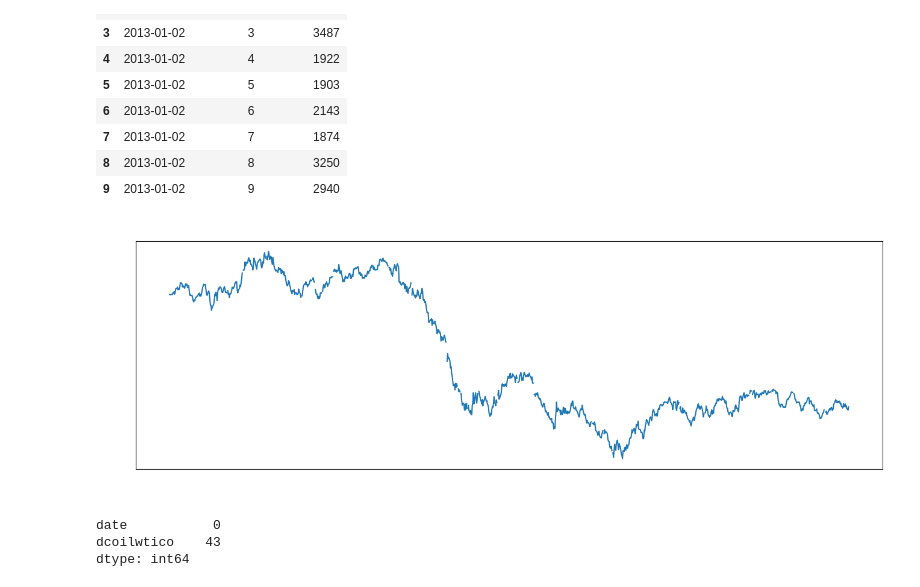
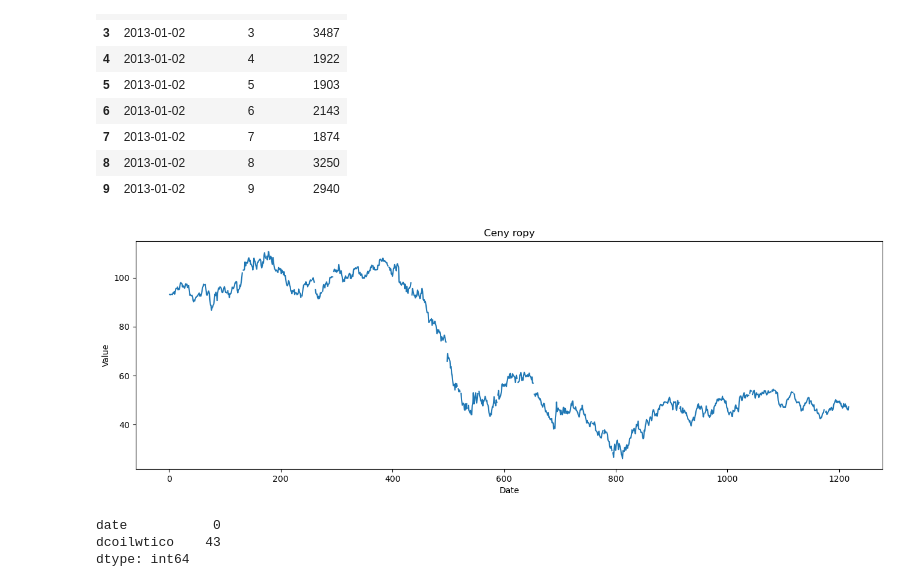
Before and after one commit to ndzadz/WTUM_12_2022, a Jupyter notebook: DataQualityCheck.ipynb, the cells around one changed output. Cells and saved outputs as stored; diff of their text form; code cells hidden in the pictures.

```diff
--- a/DataQualityCheck.ipynb
+++ b/DataQualityCheck.ipynb
@@ -139,9 +139,9 @@ def plot_df(df, x, y, title="", xlabel='Date', ylabel='Value', dpi=100, axiscolo
     plt.tick_params(colors=axiscolor, which='both')
     plt.show()
 # %%
-plot_df(oil,x=oil.index, y=oil.dcoilwtico, title='Ceny ropy', axiscolor='white')
+plot_df(oil,x=oil.index, y=oil.dcoilwtico, title='Ceny ropy', axiscolor='black')
 # %% [output]
-[figure, old version]
+[figure, new version]
 # %%
 oil.isna().sum()
 # %% [output]
```
